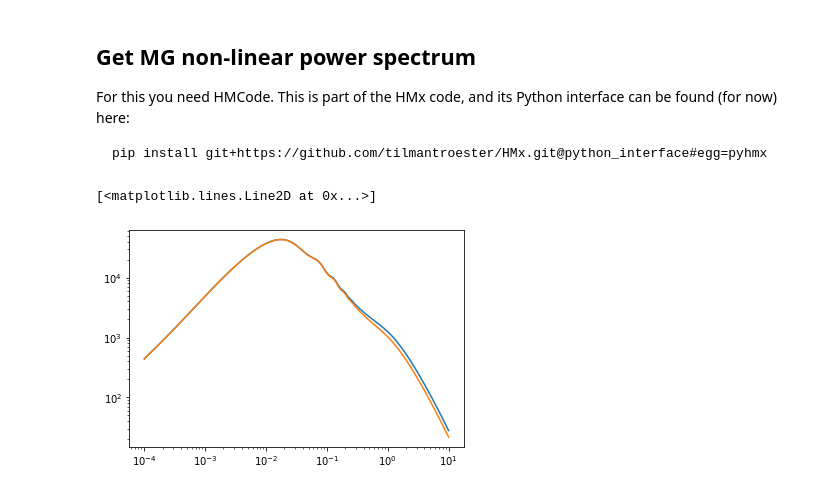
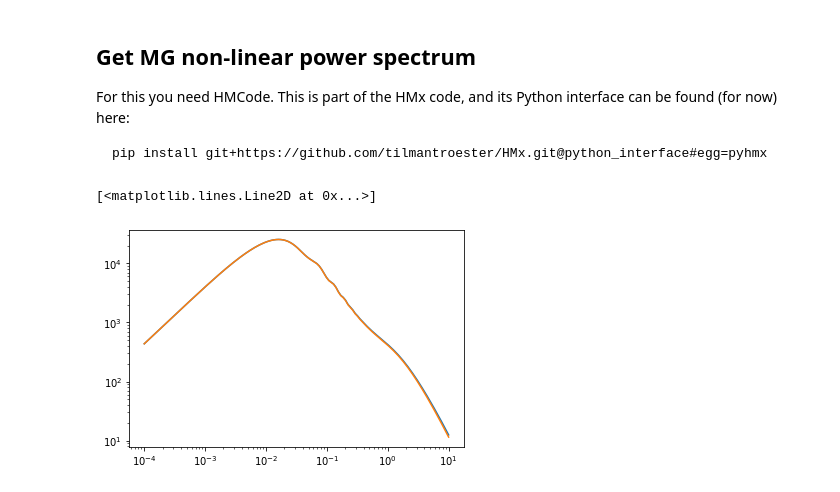
Before and after one commit to nebblu/ReACT, a Jupyter notebook: notebooks/pyreact_demo.ipynb, the cells around one changed output. Drawn from its saved outputs; the diff is of its cells as text; code cells hidden in the pictures.

Commit message:
Updated notebook with nicer pyhmx example.

```diff
--- a/notebooks/pyreact_demo.ipynb
+++ b/notebooks/pyreact_demo.ipynb
@@ -113,6 +87,25 @@ Pk_HMx_dmonly = hmx._run_hmx(Omega_m, Omega_b, Omega_v, h, n_s, sigma_8, m_nu, -
+# %%
+hmx = pyhmx.HMx()
+
+cosmology = {"Omega_m"  : Omega_m,
+             "Omega_b"  : Omega_b,
+             "Omega_v"  : Omega_v,
+             "h"        : h,
+             "n_s"      : n_s,
+             "sigma_8"  : sigma_8,
+             "m_nu"     : m_nu}
+
+halo_model = {"eta0" : 0.603,
+              "As"   : 3.13}
+
+Pk_HMx_dmonly = hmx.run_HMCode(cosmology=cosmology,
+                               halo_model=halo_model,
+                               k=k_lin,
+                               z=z_react,
+                               pk_lin=pofk_lin_MG_react)
 # %%
-plt.loglog(k_lin, Pk_HMx_dmonly[0,0,:,-1])
-plt.loglog(k_lin, Pk_HMx_dmonly[0,0,:,-1]*R[0])
+plt.loglog(k_lin, Pk_HMx_dmonly[0,0,0])
+plt.loglog(k_lin, Pk_HMx_dmonly[0,0,0]*R[0])
 # %% [output]
 [<matplotlib.lines.Line2D at 0x...>]
-[figure, old version]
+[figure, new version]
```
Also changed, not shown: parts of 4 cells of this notebook.
